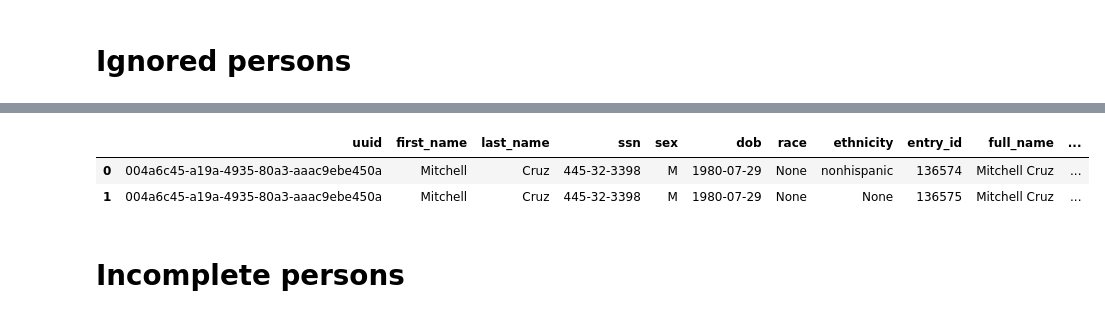
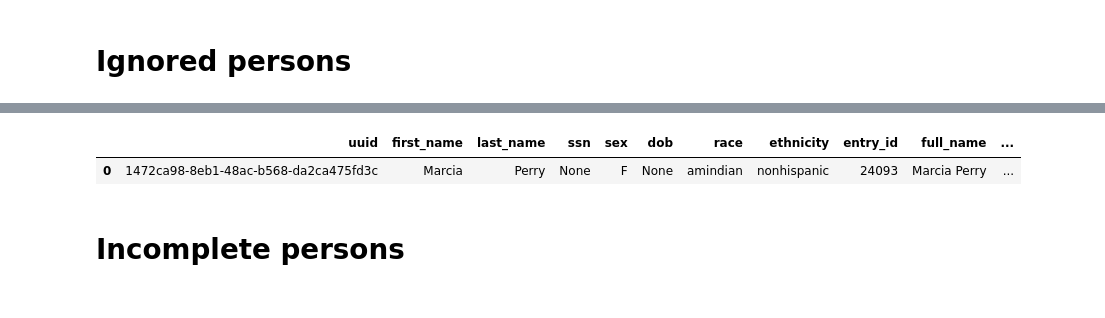
Before and after one commit to dssg/pgdedupe, a Jupyter notebook: Deduplication validation.ipynb, the cells around one changed output, grey strips where cells are left out. Cells and saved outputs as stored; diff of their text form; code cells hidden in the pictures.

```diff
--- a/Deduplication validation.ipynb
+++ b/Deduplication validation.ipynb
@@ -86,11 +96,10 @@ sum(df['count'] == 0)
 # %%
 ignores = df[df['count'] == 0].uuid
-# Not sure why it ignored some of these records, e.g.
-pd.read_sql("SELECT * FROM dedupe.entries WHERE uuid = '{}'".format(ignores.iloc[1]), engine)
+# These records simply had insufficient data:
+pd.read_sql("SELECT * FROM dedupe.entries WHERE uuid = '{}'".format(ignores.iloc[0]), engine)
 # %% [output]
 |  | uuid | first_name | last_name | ssn | sex | dob | race | ethnicity | entry_id | full_name | ... |
-| 0 | 004a6c45-a19a-4935-80a3-aaac9ebe450a | Mitchell | Cruz | 445-32-3398 | M | 1980-07-29 | None | nonhispanic | 136574 | Mitchell Cruz | ... |
-| 1 | 004a6c45-a19a-4935-80a3-aaac9ebe450a | Mitchell | Cruz | 445-32-3398 | M | 1980-07-29 | None | None | 136575 | Mitchell Cruz | ... |
+| 0 | 1472ca98-8eb1-48ac-b568-da2ca475fd3c | Marcia | Perry | None | F | None | amindian | nonhispanic | 24093 | Marcia Perry | ... |
 # %% [markdown]
 # Incomplete persons
 # %%
```
Also changed, not shown: parts of 10 cells of this notebook, 1 other file.
